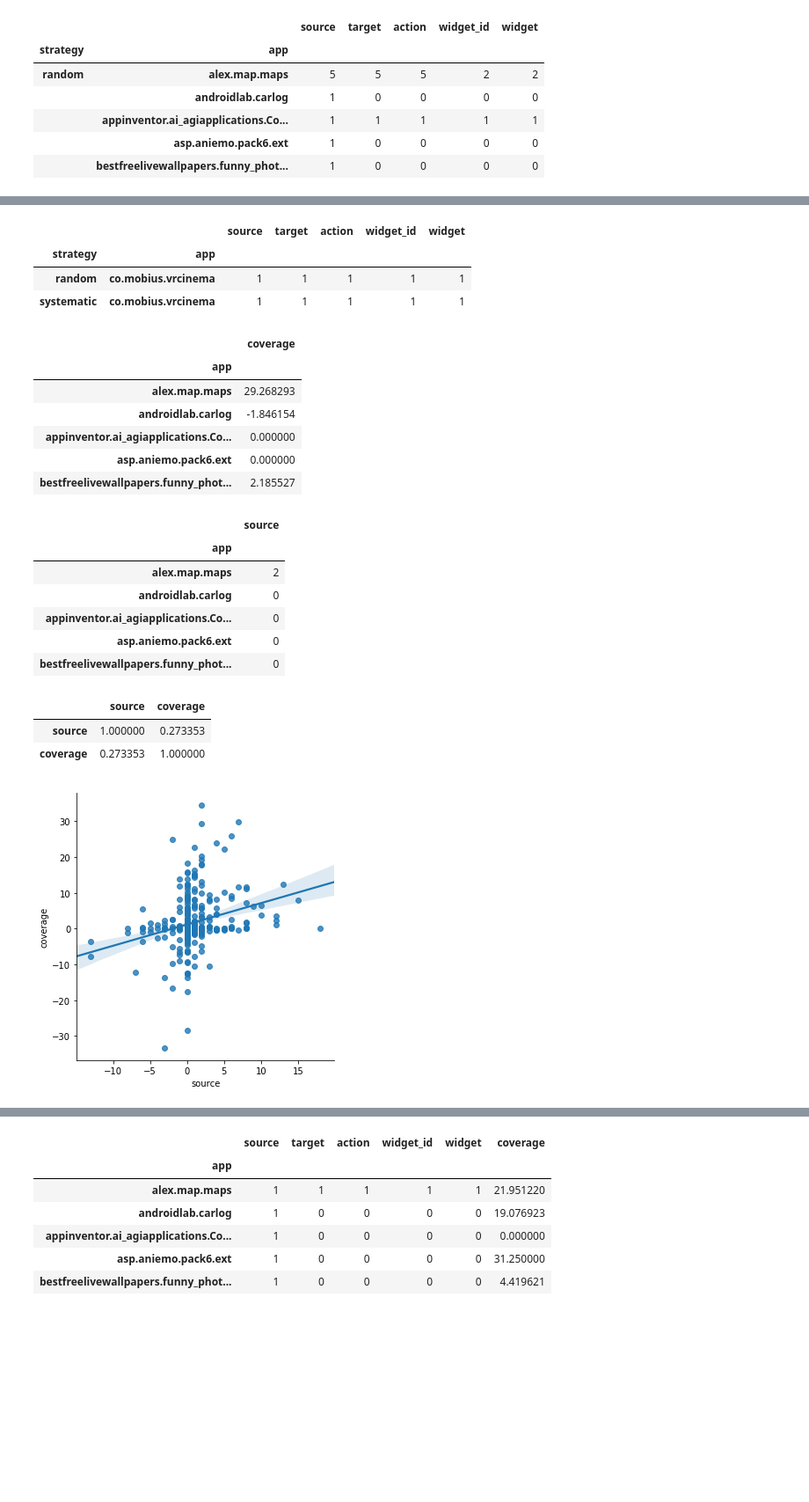
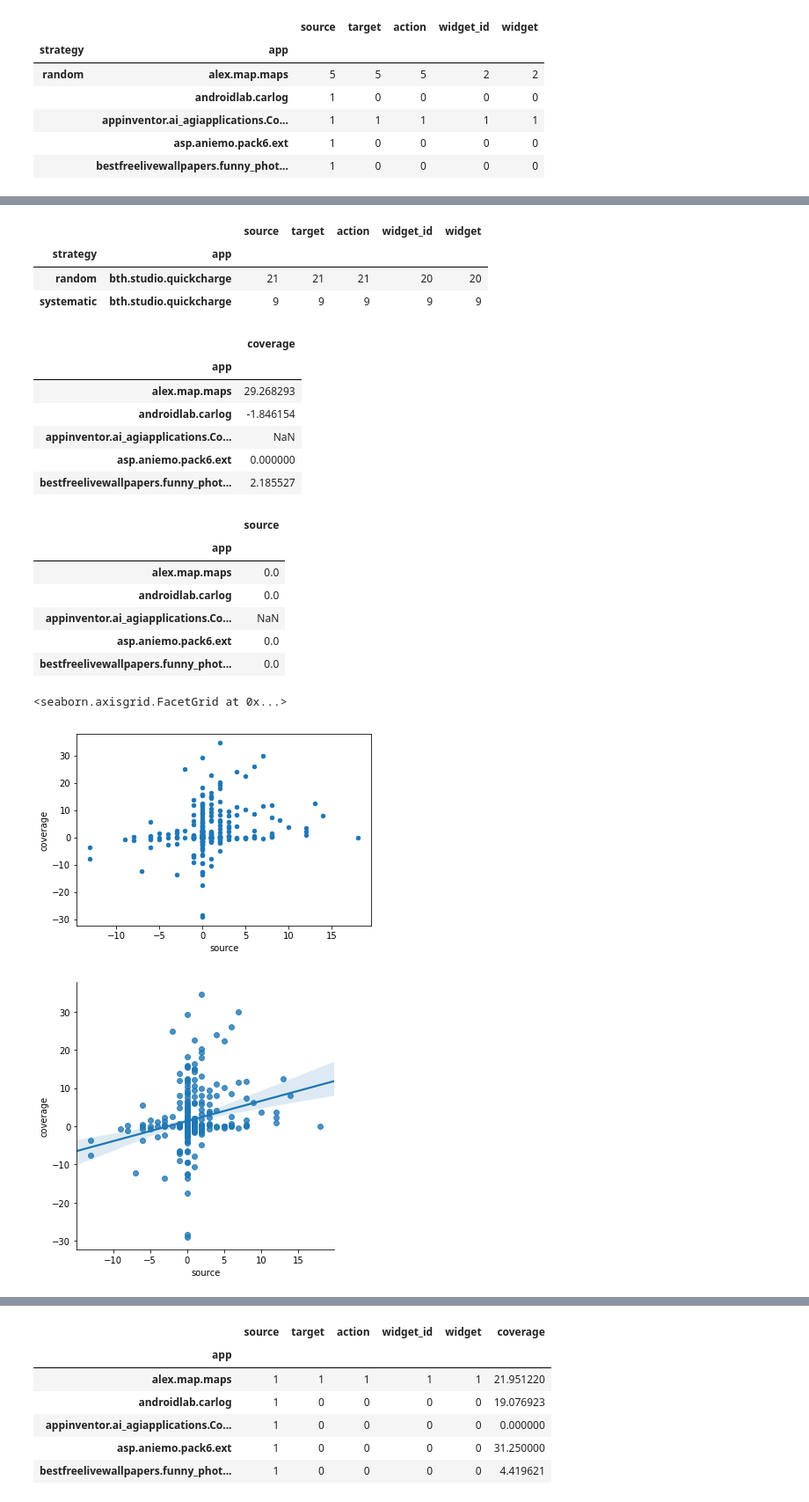
Before and after one commit to sangamk/IncubatorDataAnalyser, a Jupyter notebook: notebooks/GraphCoverage.ipynb, the cells around one changed output, grey strips where cells are left out. Shown at 88% size. Saved outputs shown, nothing was run; the diff lists cells and outputs as text; code cells hidden in the pictures; blank space fills up the shorter version.

```diff
--- a/notebooks/GraphCoverage.ipynb
+++ b/notebooks/GraphCoverage.ipynb
@@ -50,10 +43,8 @@ test_graph_df.groupby(["strategy", "app"]).count().head()
 |  | asp.aniemo.pack6.ext | 1 | 0 | 0 | 0 | 0 |
 |  | bestfreelivewallpapers.funny_phot... | 1 | 0 | 0 | 0 | 0 |
 # %%
-# valid_test_graph = test_graph_df[(test_graph_df.source != "com.google.android.gms.ads.AdActivity") &
-#                                  (test_graph_df.target != "com.google.android.gms.ads.AdActivity")]
-valid_test_graph = test_graph_df.replace("com.google.android.gms.ads.AdActivity", np.nan)
-
+valid_test_graph = test_graph_df[(test_graph_df.source != "com.google.android.gms.ads.AdActivity") &
+                                 (test_graph_df.target != "com.google.android.gms.ads.AdActivity")]
 valid_test_graph.groupby(["strategy", "app"]).count().head()
 # valid_test_graph.drop_duplicates().groupby(["strategy", "app"]).count().head()
 # %% [output]
@@ -125,51 +116,43 @@ temp[(temp.app == "bth.studio.quickcharge")]
 # %%
-valid_test_graph[(valid_test_graph.app == "co.mobius.vrcinema")].groupby(["strategy", "app"]).count()
+valid_test_graph[(valid_test_graph.app == "bth.studio.quickcharge")].groupby(["strategy", "app"]).count()
 # %% [output]
 |  |  | source | target | action | widget_id | widget |
 | strategy | app |  |  |  |  |  |
-| random | co.mobius.vrcinema | 1 | 1 | 1 | 1 | 1 |
-| systematic | co.mobius.vrcinema | 1 | 1 | 1 | 1 | 1 |
+| random | bth.studio.quickcharge | 21 | 21 | 21 | 20 | 20 |
+| systematic | bth.studio.quickcharge | 9 | 9 | 9 | 9 | 9 |
 # %%
 random_coverage_with_test_graph = coverage_with_test_graph[(coverage_with_test_graph.strategy == "random")].drop('strategy', 1).set_index('app')
 systematic_coverage_with_test_graph = coverage_with_test_graph[(coverage_with_test_graph.strategy == "systematic")].drop('strategy', 1).set_index('app')
 
 diff_in_coverage_per_app = random_coverage_with_test_graph['coverage'] - systematic_coverage_with_test_graph['coverage']
-diff_in_coverage_per_app = diff_in_coverage_per_app.to_frame()
-diff_in_coverage_per_app.head()
-
-# diff_in_coverage_per_app[diff_in_coverage_per_app.isnull().any(axis=1)]
+diff_in_coverage_per_app.to_frame().head()
 # %% [output]
 |  | coverage |
 | app |  |
 | alex.map.maps | 29.268293 |
 | androidlab.carlog | -1.846154 |
-| appinventor.ai_agiapplications.Co... | 0.000000 |
+| appinventor.ai_agiapplications.Co... | NaN |
 | asp.aniemo.pack6.ext | 0.000000 |
 | bestfreelivewallpapers.funny_phot... | 2.185527 |
 # %%
 diff_in_graph_per_app = random_coverage_with_test_graph['source'] - systematic_coverage_with_test_graph['source']
-diff_in_graph_per_app = diff_in_graph_per_app.to_frame()
-diff_in_graph_per_app.head()
-
-# diff_in_graph_per_app[diff_in_graph_per_app.isnull().any(axis=1)]
+diff_in_graph_per_app.to_frame().head()
 # %% [output]
 |  | source |
 | app |  |
-| alex.map.maps | 2 |
-| androidlab.carlog | 0 |
-| appinventor.ai_agiapplications.Co... | 0 |
-| asp.aniemo.pack6.ext | 0 |
-| bestfreelivewallpapers.funny_phot... | 0 |
+| alex.map.maps | 0.0 |
+| androidlab.carlog | 0.0 |
+| appinventor.ai_agiapplications.Co... | NaN |
+| asp.aniemo.pack6.ext | 0.0 |
+| bestfreelivewallpapers.funny_phot... | 0.0 |
 # %%
-diff_result = pd.concat([diff_in_graph_per_app, diff_in_coverage_per_app], axis=1, sort=False)
-# diff_result.plot.scatter(x='source', y='coverage')
-sns.lmplot(x='source', y='coverage', data=diff_result.dropna(how='any'), fit_reg=True)
-diff_result.dropna(how='any').corr()
+diff_result = pd.concat([diff_in_graph_per_app.to_frame(), diff_in_coverage_per_app.to_frame()], axis=1, sort=False)
+diff_result.plot.scatter(x='source', y='coverage')
+sns.lmplot(x='source', y='coverage', data=diff_result, fit_reg=True)
 # %% [output]
-|  | source | coverage |
-| source | 1.000000 | 0.273353 |
-| coverage | 0.273353 | 1.000000 |
+<seaborn.axisgrid.FacetGrid at 0x...>
-[figure, old version]
+[figure, new version]
+[figure, added]
 # %%
 random_coverage_with_test_graph.head()
 # %% [output]
```
Also changed, not shown: parts of 20 cells of this notebook, 2 other files.
